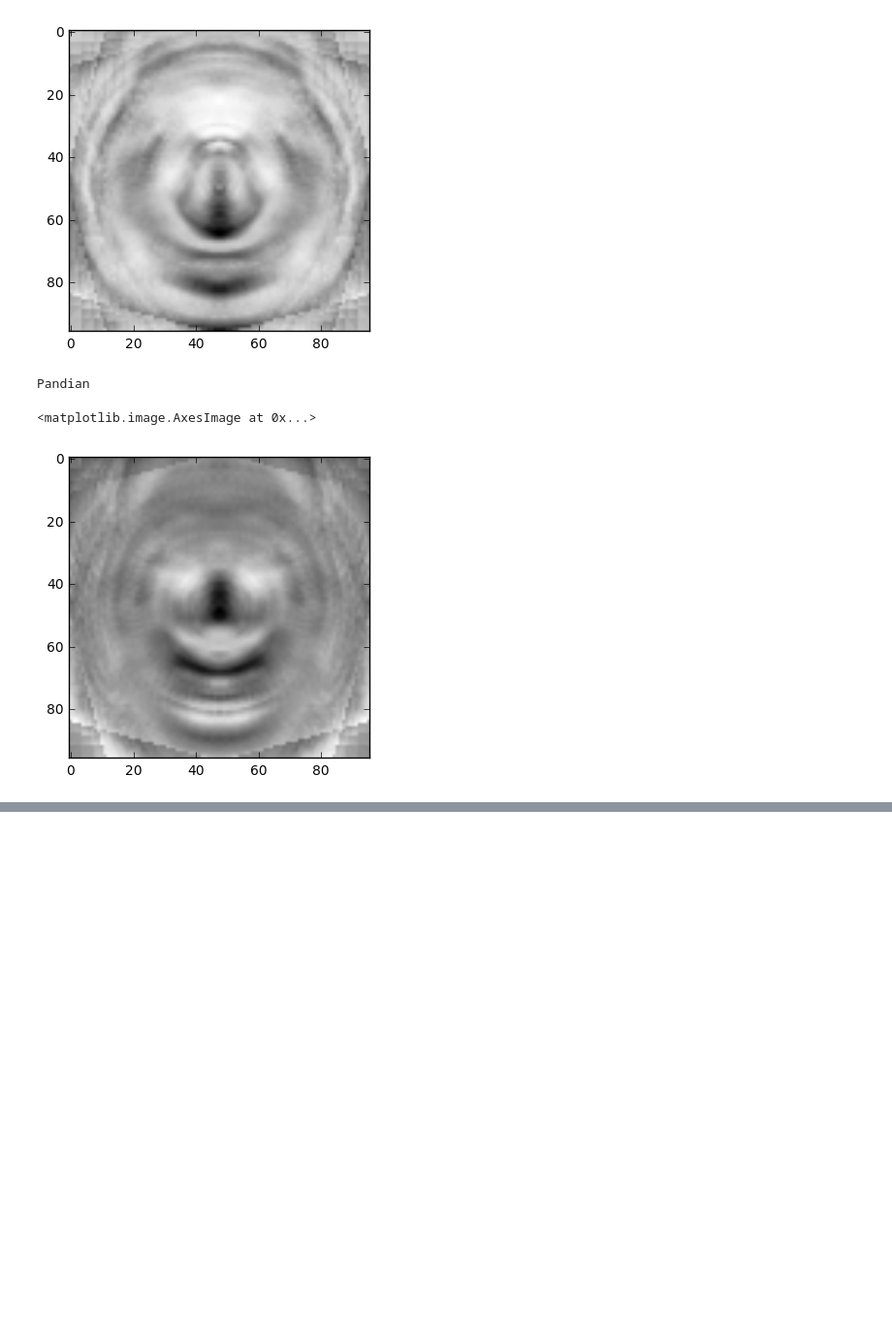
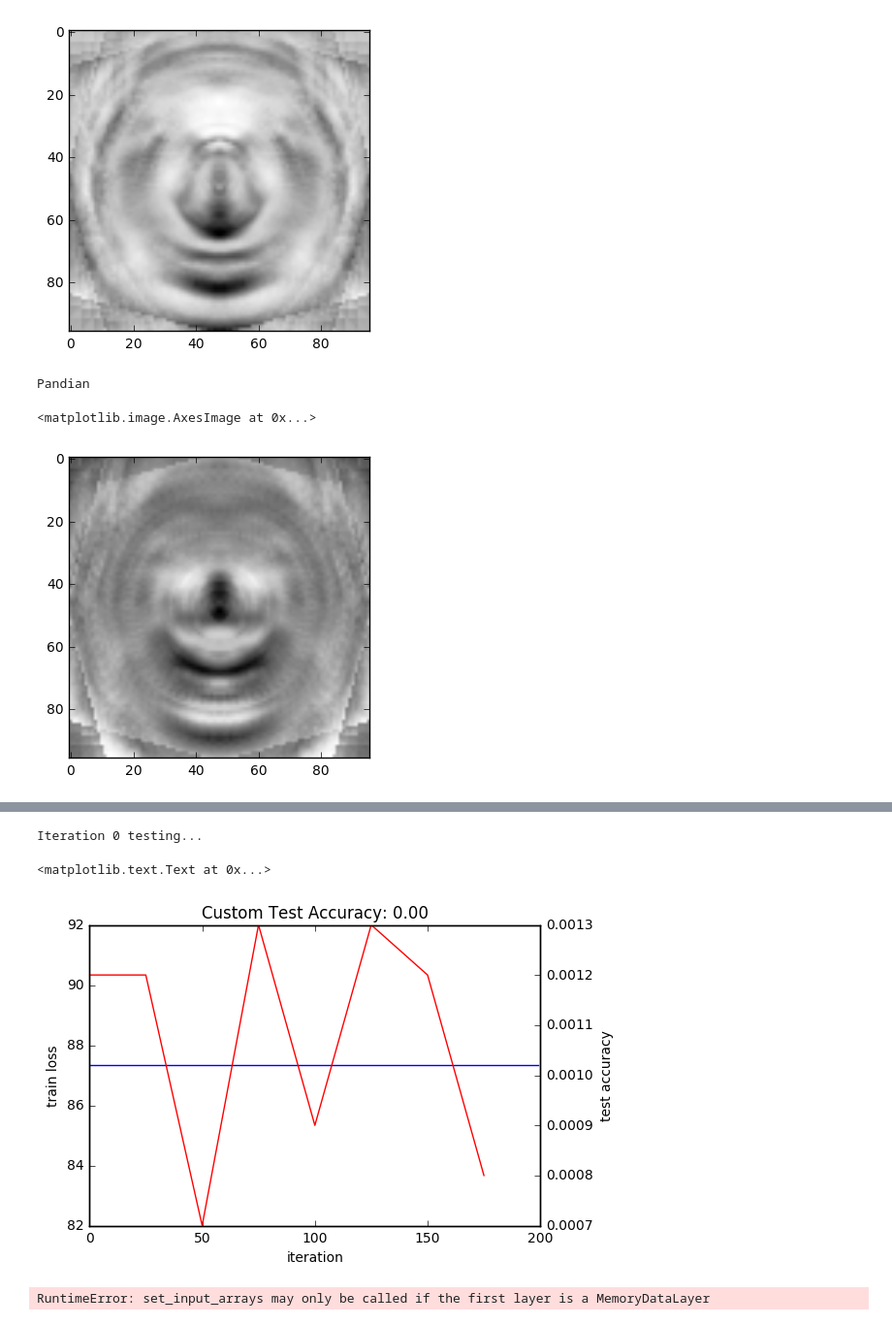
Before and after one commit to mdomarsaleem/face-recognition-raspberrypi, a Jupyter notebook: All Classes.ipynb, the cells around one changed output, grey strips where cells are left out. Shown at 97% size. Saved outputs shown, nothing was run; the diff lists cells and outputs as text; code cells hidden in the pictures; blank space fills up the shorter version.

```diff
--- a/All Classes.ipynb
+++ b/All Classes.ipynb
@@ -557,0 +721,8 @@ AssertionError: Keyword argument not understood: context_dim
+# %%
+caffe.set_device(0)
+caffe.set_mode_gpu()
+
+### load the solver and create train and test nets
+solver = None  # ignore this workaround for lmdb data (can't instantiate two solvers on the same data)
+#solver = caffe.SGDSolver('/home/mckc/pycaffe/lenet_auto_solver.prototxt')
+solver = caffe.SGDSolver('solver.prototxt')
@@ -557,0 +755,4 @@ AssertionError: Keyword argument not understood: context_dim
+# %%
+solver.step(1)
+print solver.net.forward()['loss'] # train net
+print solver.test_nets[0].forward()['loss']  # test net (there can be more than one)
@@ -557,0 +830,50 @@ AssertionError: Keyword argument not understood: context_dim
+# %%
+from pylab import *
+%matplotlib inline
+# the main solver loop
+for it in range(10):
+    solver.step(1)  # SGD by Caffe
+
+    # store the train loss
+    train_loss[it] = solver.net.blobs['loss'].data
+
+    # run a full test every so often
+    # (Caffe can also do this for us and write to a log, but we show here
+    #  how to do it directly in Python, where more complicated things are easier.)
+    if it % test_interval == 0:
+        print 'Iteration', it, 'testing...'
+        correct = 0
+        for test_it in range(100):
+            solver.test_nets[0].forward()
+            correct += sum(solver.test_nets[0].blobs['score'].data.argmax(1)
+                           == solver.test_nets[0].blobs['label'].data)
+        test_acc[it // test_interval] = correct / 1e4
+
+_, ax1 = subplots()
+ax2 = ax1.twinx()
+ax1.plot(arange(niter), train_loss)
+ax2.plot(test_interval * arange(len(test_acc)), test_acc, 'r')
+ax1.set_xlabel('iteration')
+ax1.set_ylabel('train loss')
+ax2.set_ylabel('test accuracy')
+ax2.set_title('Custom Test Accuracy: {:.2f}'.format(test_acc[-1]))
+# %% [output]
+Iteration 0 testing...
+<matplotlib.text.Text at 0x...>
+[figure, added]
+# %%
+solver.net.set_input_arrays(X.reshape(-1,1,96,96).astype(np.float32),Y_number.astype(np.float32))
+data4D = np.ones([1,CHANNEL,HEIGHT,WIDTH])
+data4DL = np.zeros([1,14,1,1])
+pred_normal = np.zeros([NUMBER,14])
+n = 0
+for n in range(0, NUMBER):
+    data4D[0] = X_test[n]
+    data4DL[0][0][0][0] = n
+    net.set_input_arrays(\
+      data4D.astype(np.float32), data4DL.astype(np.float32))
+    pred = net.forward()
+    for c in range(0,14):
+        pred_normal[n][c] = pred['loss'][0][c][0][0]
+# %% [output]
+RuntimeError: set_input_arrays may only be called if the first layer is a MemoryDataLayer
```
Also changed, not shown: parts of 40 cells of this notebook, 4 other files.
